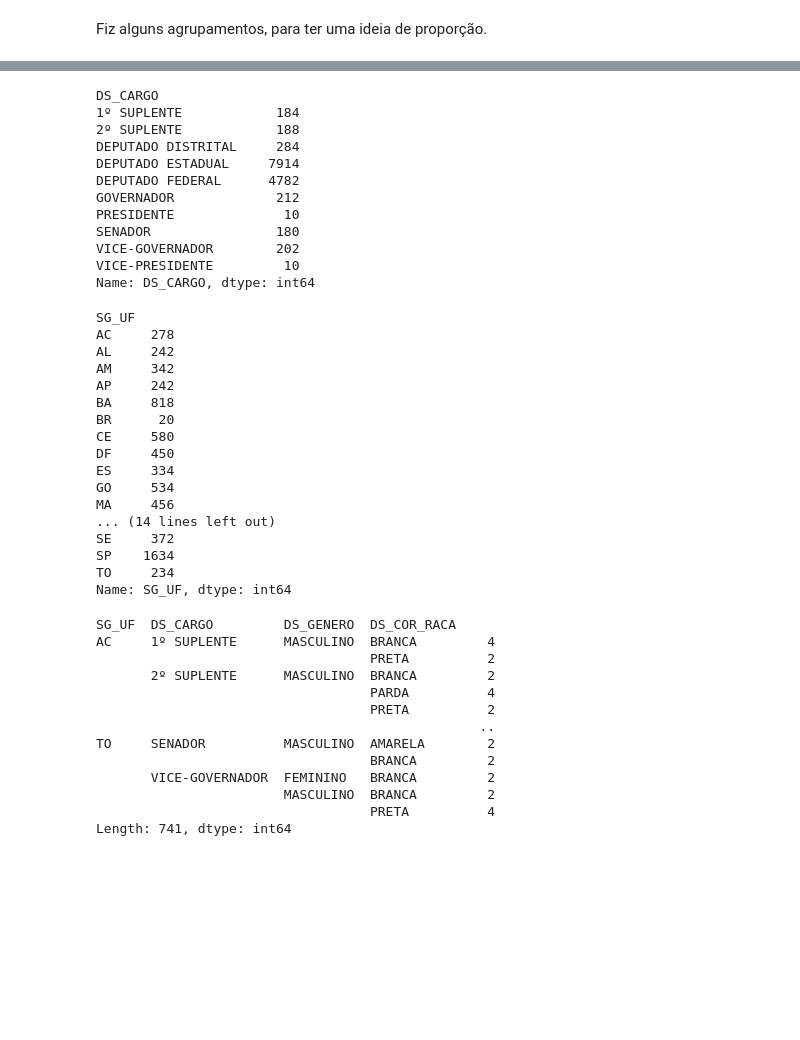
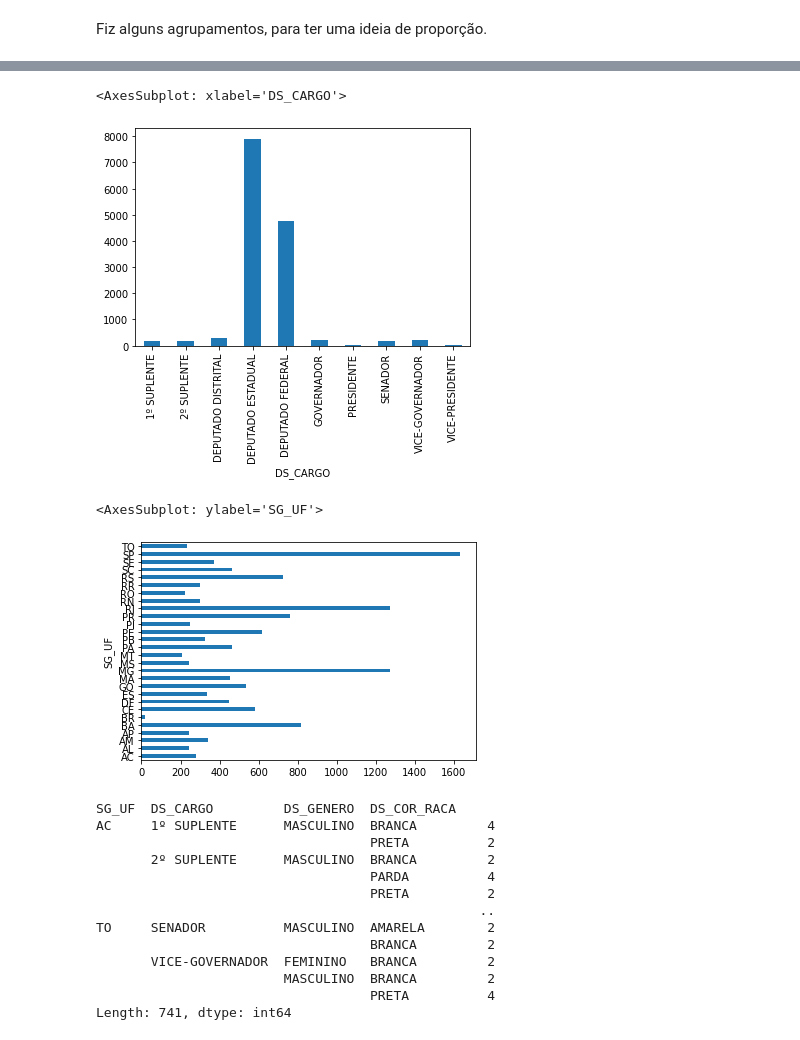
Before and after one commit to lpirola/candidatos-2022-espectro, a Jupyter notebook: process.ipynb, the cells around one changed output, grey strips where cells are left out. Drawn from its saved outputs; the diff is of its cells as text; code cells hidden in the pictures; blank space fills up the shorter version.

```diff
--- a/process.ipynb
+++ b/process.ipynb
@@ -111,40 +103,15 @@ Name: DS_COR_RACA, dtype: int64
 # %%
 df1 = candidatos.groupby(['DS_CARGO'])['DS_CARGO'].count()
-df1
+df1.plot(kind='bar')
 # %% [output]
-DS_CARGO
-1º SUPLENTE            184
-2º SUPLENTE            188
-DEPUTADO DISTRITAL     284
-DEPUTADO ESTADUAL     7914
-DEPUTADO FEDERAL      4782
-GOVERNADOR             212
-PRESIDENTE              10
-SENADOR                180
-VICE-GOVERNADOR        202
-VICE-PRESIDENTE         10
-Name: DS_CARGO, dtype: int64
+<AxesSubplot: xlabel='DS_CARGO'>
+[figure, added]
 # %%
 df2 = candidatos.groupby(['SG_UF'])['SG_UF'].count()
-df2
+df2.plot(kind='barh')
 # %% [output]
-SG_UF
-AC     278
-AL     242
-AM     342
-AP     242
-BA     818
-BR      20
-CE     580
-DF     450
-ES     334
-GO     534
-MA     456
-... (14 lines left out)
-SE     372
-SP    1634
-TO     234
-Name: SG_UF, dtype: int64
+<AxesSubplot: ylabel='SG_UF'>
+[figure, added]
 # %%
 
 df3 = candidatos.groupby(['SG_UF', 'DS_CARGO', 'DS_GENERO', 'DS_COR_RACA'])
```
Also changed, not shown: parts of 3 cells of this notebook.
